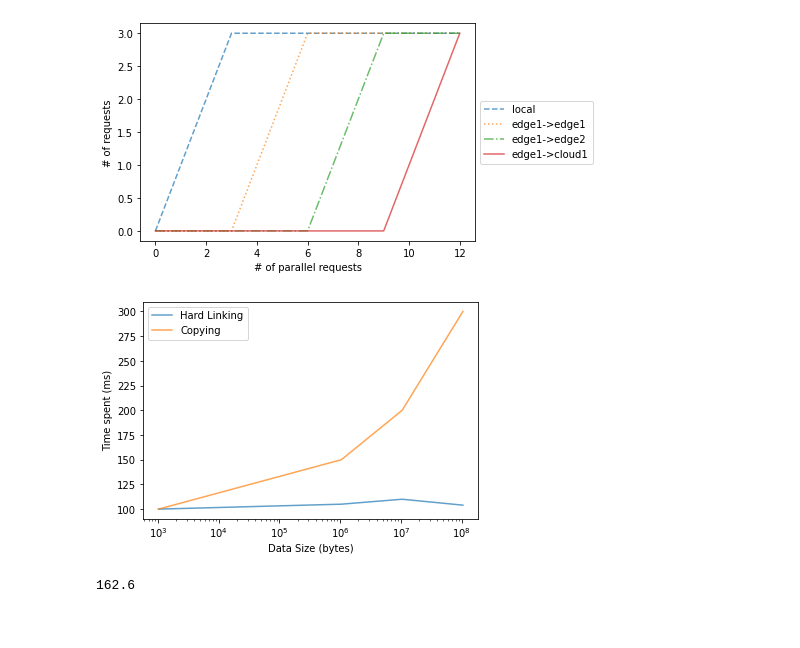
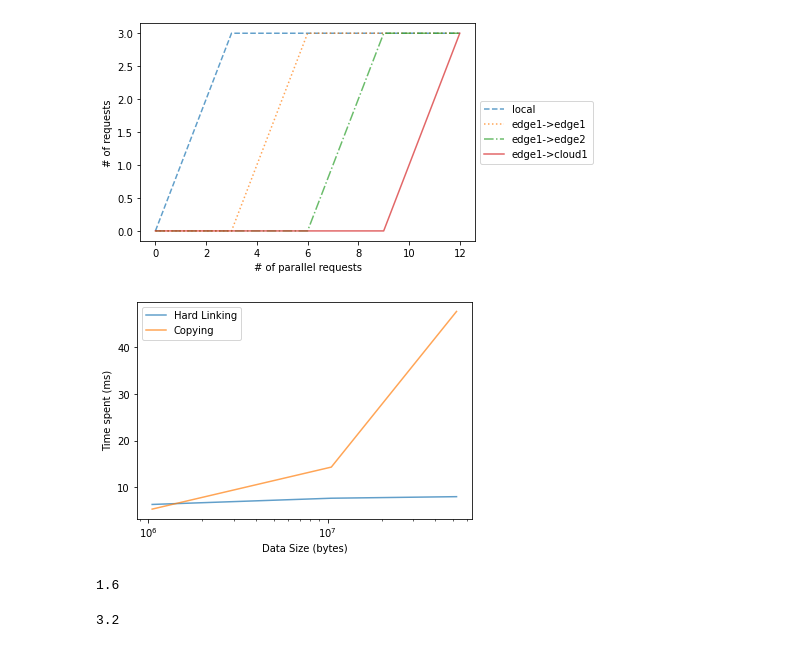
Before and after one commit to alin-corodescu/MSc-workflows, a Jupyter notebook: jupyter-notebook/Workflows Analysis.ipynb, the cells around one changed output. Cells and saved outputs as stored; diff of their text form; code cells hidden in the pictures.

```diff
--- a/jupyter-notebook/Workflows Analysis.ipynb
+++ b/jupyter-notebook/Workflows Analysis.ipynb
@@ -10,8 +10,10 @@ def read_and_parse(input_file):
     data = data[data["dataPullType"] != "none"]
 
 #     Calculate the data and control time
-    data['controlTime'] = data['TotalDuration'] - data['DataPullDuration'] - data['DataPushDuration'] - data['ComputeDuration']
+    data['controlTime'] = (data['TotalDuration'] - data['DataPullDuration'] - data['DataPushDuration'] - data['ComputeDuration'])
     data['dataTime'] = data['DataPullDuration'] + data['DataPushDuration']
+
+    data.loc[data['controlTime'] < 0, 'controlTime'] = 1
 
 #     Calculate the trigger step network duration (for Connection Pooling experiment)
     data['triggerStepNetworkDuration'] = data['TriggerStepClientDuration'] - data['TriggerStepServerDuration']
@@ -36,7 +38,7 @@ def piechart(data, ds, ax):
     labels = ['data', 'control', 'compute']
     ax.pie(val_averages,  labels=labels, autopct=lambda pct: avg_and_pct(pct, val_averages),
         shadow=True)
-    ax.set_title("Data size = {:s} bytes".format(ds))
+    ax.set_title("Data size = {:d} bytes".format(ds))
 
 
 def draw_data_loc_plots(local_averages_on, remote_averages_on, local_count_on, remote_count_on,
@@ -99,7 +101,7 @@ import os
 # Need to do it for the other data sizes as well
 
 #     Create subplots for each case: 3 data sizes, on/off
-fig, axs = plt.subplots(2,3, figsize=(10,20))
+fig, axs = plt.subplots(2,3, figsize=(10,10))
 
 fig.suptitle("Time distribution for multiple data sizes")
 
@@ -162,17 +187,17 @@ for c in data_counts:
 # %%
 # For visualization 4, distribution of latencies on connection pooling.
 
-input_file_on = "cp-on.csv"
-input_file_off = "cp-off.csv"
+input_file_on = "cp-on-d1024.csv"
+input_file_off = "cp-off-d1024.csv"
 
 data_on = read_and_parse(input_file_on)
 data_off = read_and_parse(input_file_off)
 
 fig, axs = plt.subplots(1, 2, sharey=True, tight_layout=True)
 
-axs[0].hist(data_off["TriggerStepDuration"], bins=20)
+axs[0].hist(data_off["triggerStepNetworkDuration"], bins=20)
 axs[0].set_title("Connection pooling off")
-axs[1].hist(data_on["TriggerStepDuration"], bins=20)
+axs[1].hist(data_on["triggerStepNetworkDuration"], bins=20)
 axs[1].set_title("connection pooling on")
 
 fig.suptitle("Network latency distribution")
@@ -221,30 +246,40 @@ plt.show()
 [figure]
 # %%
 # For visualization 3,  Hard linking on-off I need
-data_sizes = [1024, 1048576, 10485760, 104857600]
+data_sizes = [1048576, 10485760, 52428800]
 
-on = [100, 105, 110, 104]
-off = [100, 150, 200, 300]
+on = []
+off = []
 
-# for d in data_sizes:
-#     input_file_on = "hl-on-d{:d}.csv".format(d)
-#     input_file_off = "hl-off-d{:d}.csv".format(d)
-#     data_on = read_and_parse(input_file_on)
-#     data_off = read_and_parse(input_file_off)
+for d in data_sizes:
+    input_file_on = "hl-on-d{:d}.csv".format(d)
+    input_file_off = "hl-off-d{:d}.csv".format(d)
+    data_on = read_and_parse(input_file_on)
+    data_off = read_and_parse(input_file_off)
 
-#     on.append(data_on["DataPullDuration"].mean())
-#     off.append(data_off["DataPullDuration"].mean())
+    on.append(data_on["DataPullDuration"].mean())
+    off.append(data_off["DataPullDuration"].mean())
 
 plt.plot(data_sizes, on, label='Hard Linking', alpha=0.7)
 plt.plot(data_sizes, off, label='Copying', alpha=0.7)
 plt.legend()
 plt.xscale('log')
 plt.xlabel("Data Size (bytes)")
 plt.ylabel("Time spent (ms)")
 plt.show()
 # %% [output]
-[figure, old version]
+[figure, new version]
 # %%
-data["DataPullDuration"].mean()
+input_file_on = "cp-on-d1024.csv"
+input_file_off = "cp-off-d1024.csv"
+
+data_on = read_and_parse(input_file_on)
+data_off = read_and_parse(input_file_off)
-# %% [output]
-162.6
+# %%
+data_on["triggerStepNetworkDuration"].mean()
+# %% [output]
+1.6
+# %%
+data_off["triggerStepNetworkDuration"].mean()
+# %% [output]
+3.2
```
Also changed, not shown: parts of 5 cells of this notebook, 23 other files.
